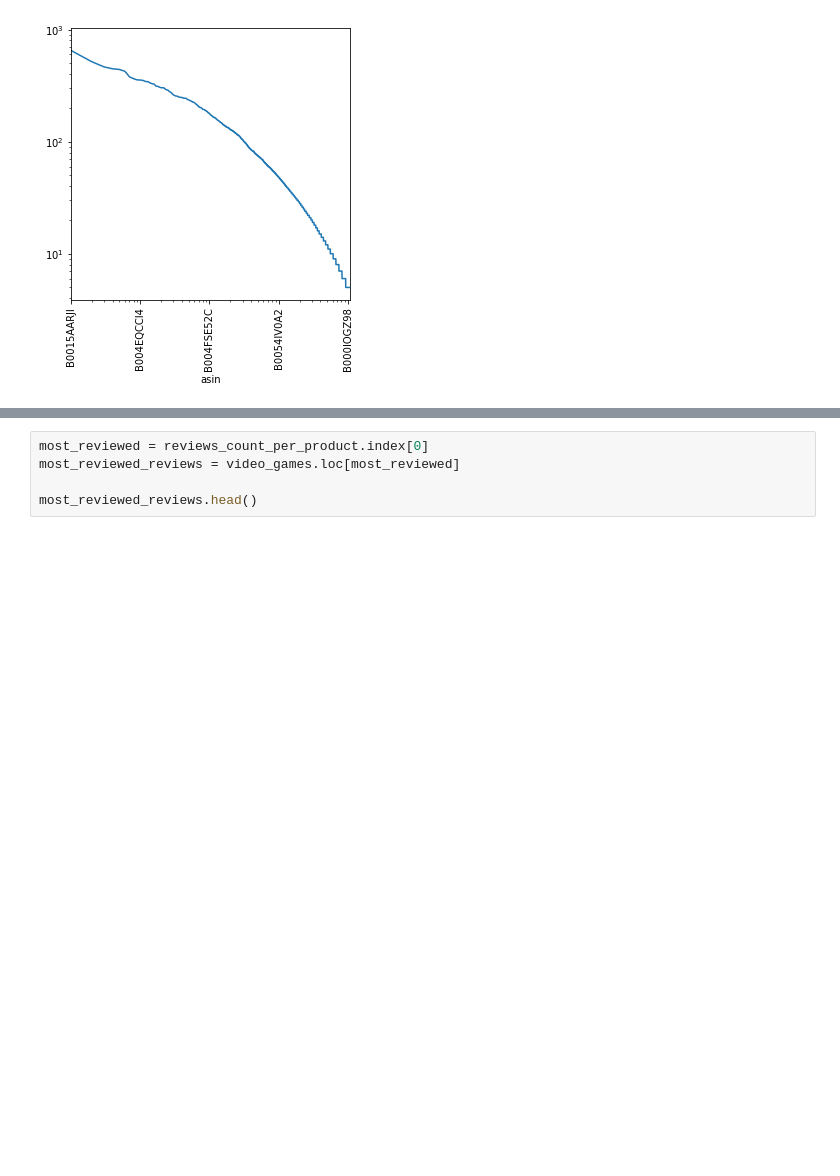
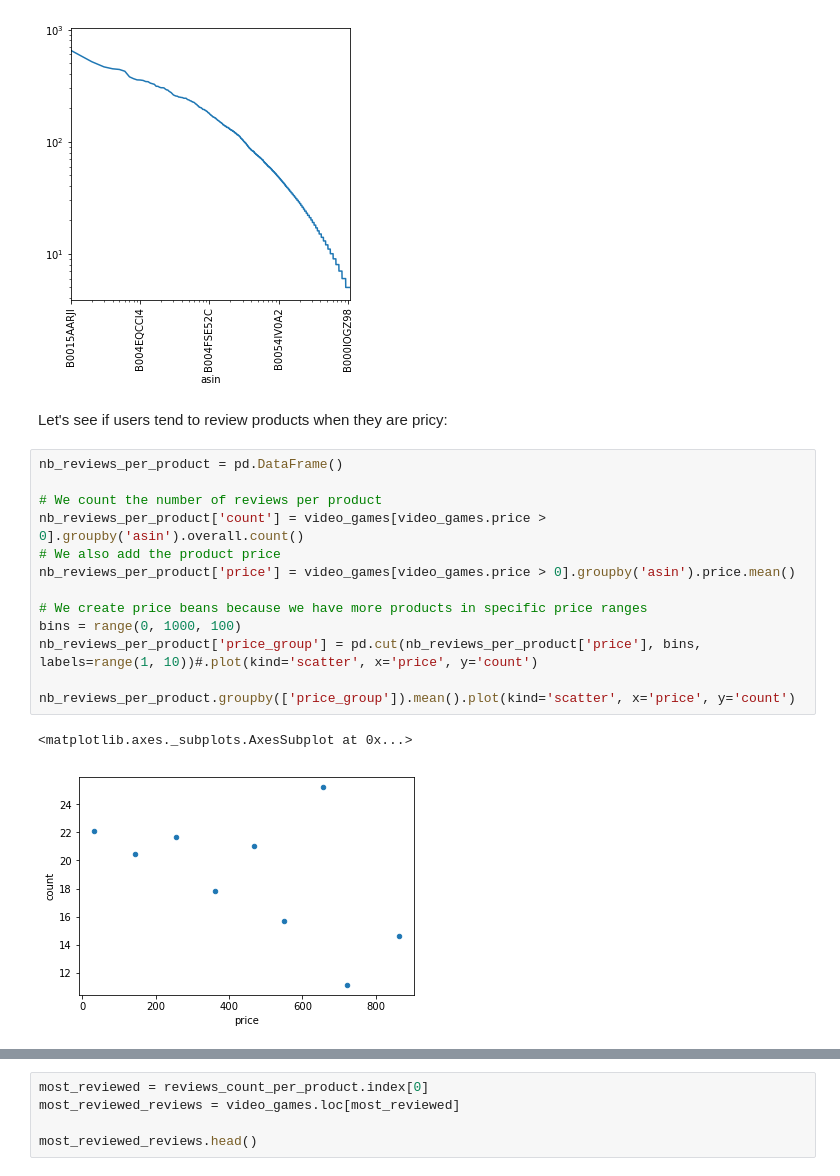
Before and after one commit to adamazon/adamazon-code, a Jupyter notebook: Project.ipynb, the cells around one changed output, grey strips where cells are left out. Drawn from its saved outputs; the diff is of its cells as text; blank space fills up the shorter version.

```diff
--- a/Project.ipynb
+++ b/Project.ipynb
@@ -296,3 +296,21 @@ reviews_count_per_product.plot(logy=True, logx=True, rot=90, figsize=(5, 5))
 # %% [output]
 <matplotlib.axes._subplots.AxesSubplot at 0x...>
 [figure]
+# %% [markdown]
+Let's see if users tend to review products when they are pricy:
+# %%
+nb_reviews_per_product = pd.DataFrame()
+
+# We count the number of reviews per product
+nb_reviews_per_product['count'] = video_games[video_games.price > 0].groupby('asin').overall.count()
+# We also add the product price
+nb_reviews_per_product['price'] = video_games[video_games.price > 0].groupby('asin').price.mean()
+
+# We create price beans because we have more products in specific price ranges
+bins = range(0, 1000, 100)
+nb_reviews_per_product['price_group'] = pd.cut(nb_reviews_per_product['price'], bins, labels=range(1, 10))#.plot(kind='scatter', x='price', y='count')
+
+nb_reviews_per_product.groupby(['price_group']).mean().plot(kind='scatter', x='price', y='count')
+# %% [output]
+<matplotlib.axes._subplots.AxesSubplot at 0x...>
+[figure, added]
```
Also changed, not shown: parts of 18 cells of this notebook.
